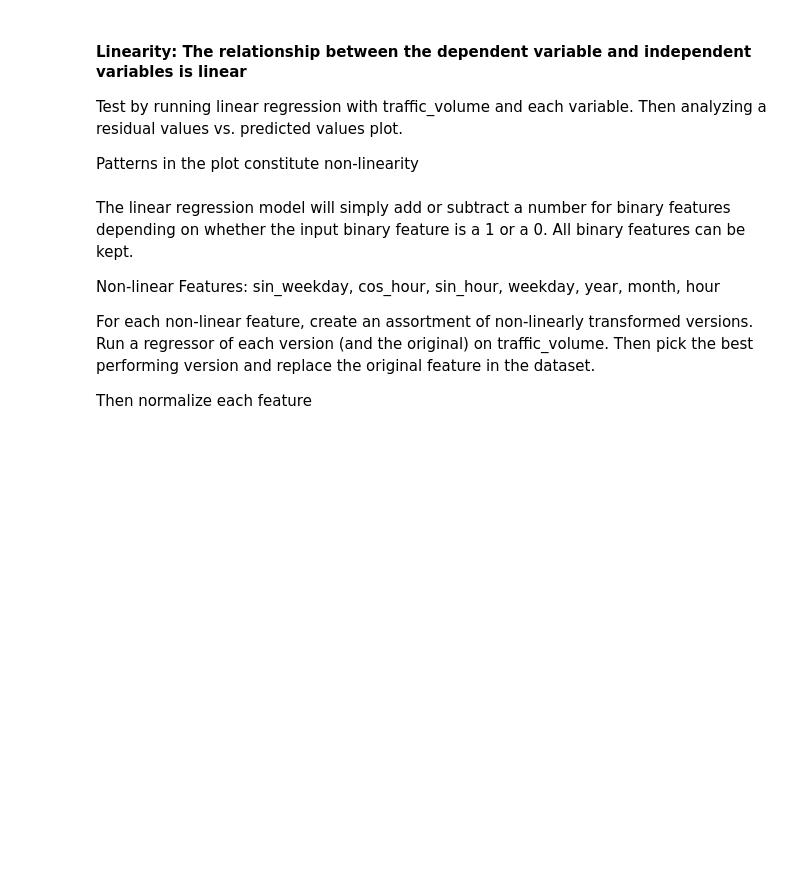
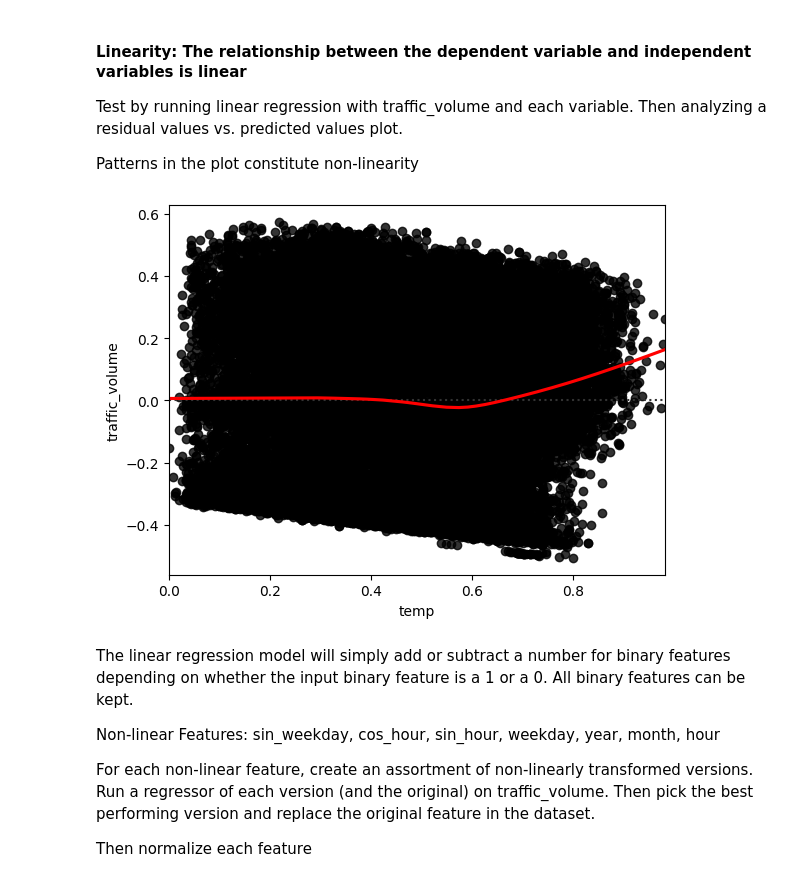
Before and after one commit to Supersamk13/Machine-Learning-and-Data-Science, a Jupyter notebook: Data_Science_and_Machine_Learning_Project_Interstate_Traffic.ipynb, the cells around one changed output. Cells and saved outputs as stored; diff of their text form; code cells hidden in the pictures; blank space fills up the shorter version.

```diff
--- a/Data_Science_and_Machine_Learning_Project_Interstate_Traffic.ipynb
+++ b/Data_Science_and_Machine_Learning_Project_Interstate_Traffic.ipynb
@@ -1363,13 +1169,15 @@ Test by running linear regression with traffic_volume and each variable. Then an
 
 Patterns in the plot constitute non-linearity
 # %%
-# # This function will regress y on x and then draw a scatterplot of the residuals.
-# # Fit a lowess smoother to the residual plot, which can help in determining if there is structure to the residuals
-# # I only show the first column to shorten run time
-# for (columnName, columnData) in lr_train.iloc[:, :1].items():
-#   plt.figure()
-#   sns.residplot(x=columnData, y=lr_train['traffic_volume'], data='lr_train', scatter_kws={'color':'black'}, line_kws={'color': 'red'}, lowess=True)
-#   plt.show()
+# This function will regress y on x and then draw a scatterplot of the residuals.
+# Fit a lowess smoother to the residual plot, which can help in determining if there is structure to the residuals
+# I only show the first column to shorten run time
+for (columnName, columnData) in lr_train.iloc[:, :1].items():
+  plt.figure()
+  sns.residplot(x=columnData, y=lr_train['traffic_volume'], data='lr_train', scatter_kws={'color':'black'}, line_kws={'color': 'red'}, lowess=True)
+  plt.show()
+# %% [output]
+[figure, added]
 # %% [markdown]
 The linear regression model will simply add or subtract a number for binary features depending on whether the input binary feature is a 1 or a 0. All binary features can be kept.
 
```
Also changed, not shown: parts of 83 cells of this notebook.
